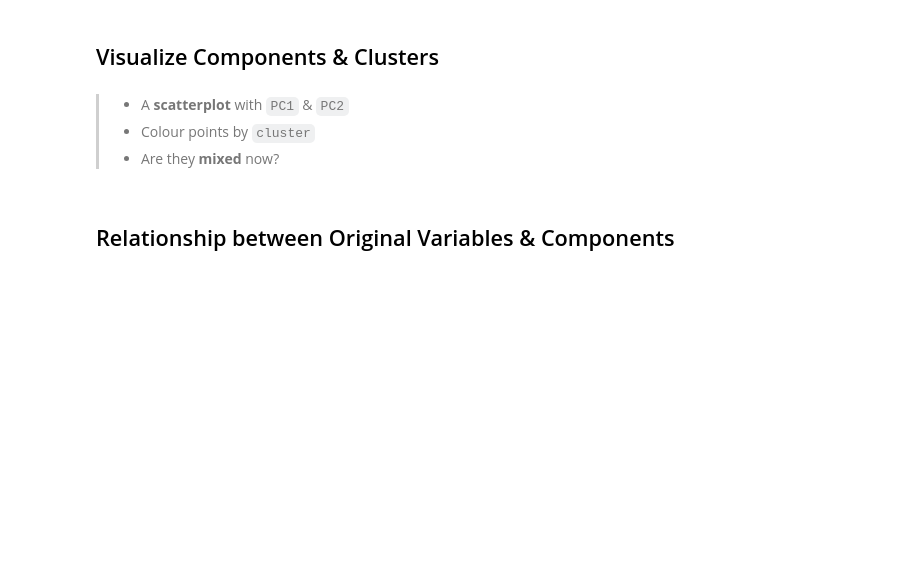
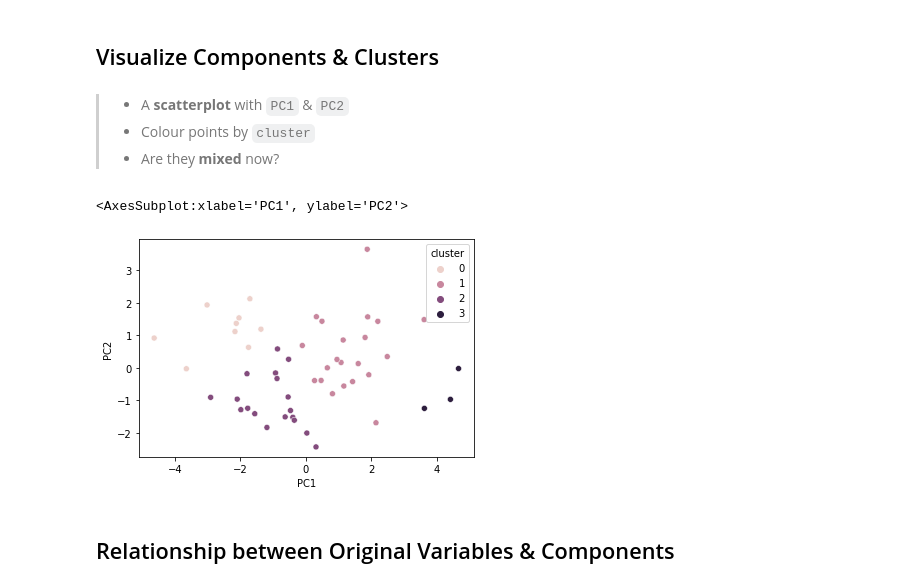
Before and after one commit to frands97/machine-learning-program, a Jupyter notebook: II Machine Learning & Deep Learning/#10. Componentes Principales (PCA)/10session.ipynb, the cells around one changed output. Saved outputs shown, nothing was run; the diff lists cells and outputs as text; code cells hidden in the pictures; blank space fills up the shorter version.

```diff
--- a/II Machine Learning & Deep Learning/#10. Componentes Principales (PCA)/10session.ipynb
+++ b/II Machine Learning & Deep Learning/#10. Componentes Principales (PCA)/10session.ipynb
@@ -156,0 +160,4 @@ https://blog.pythonassembly.com/python-tutorial-or-principal-component-analysis-
+# %%
+pca = PCA()
+# %%
+dfpca = pd.DataFrame(pca.fit_transform(dfnorm), index=df.index , columns=['PC' + str(i+1) for i in range(pca.n_components_)])
@@ -160,6 +208,11 @@ https://blog.pythonassembly.com/python-tutorial-or-principal-component-analysis-
 > - A **scatterplot** with `PC1` & `PC2`
 > - Colour points by `cluster`
 > - Are they **mixed** now?
+# %%
+sns.scatterplot(x=dfpca.PC1, y=dfpca.PC2, hue=dfsel.cluster)
+# %% [output]
+<AxesSubplot:xlabel='PC1', ylabel='PC2'>
+[figure, added]
 # %% [markdown]
 ## Relationship between Original Variables & Components
 # %% [markdown]
```
Also changed, not shown: parts of 8 cells of this notebook, 1 other file.
